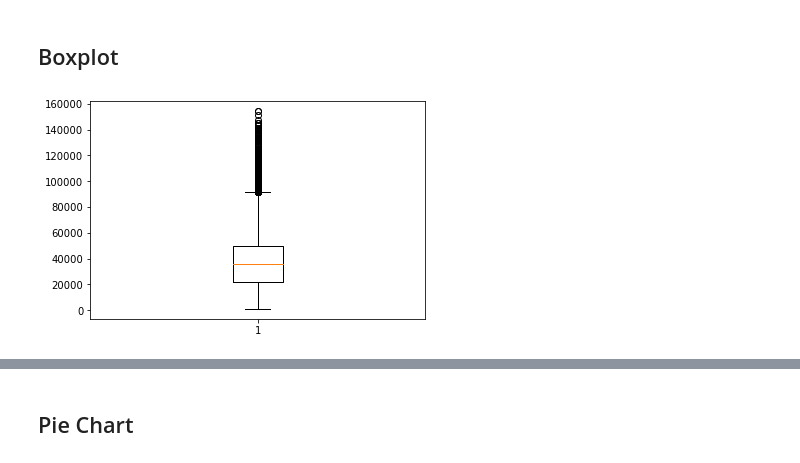
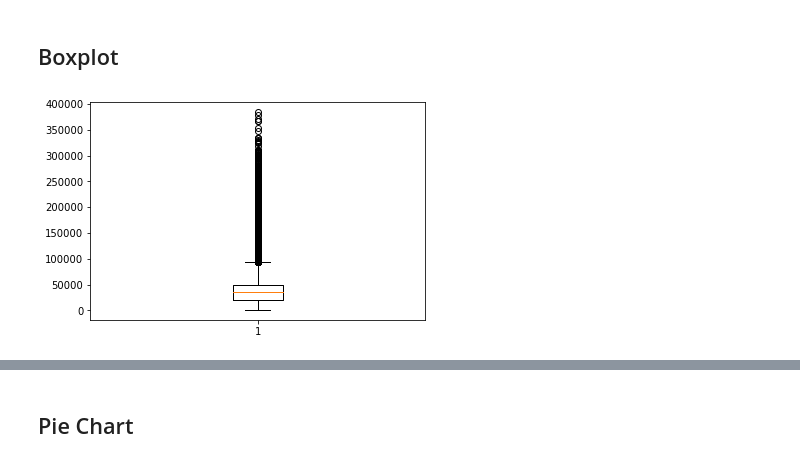
Before and after one commit to sesise0307/pydata2021-eda, a Jupyter notebook: notebook/3_Statistical_Visualizations.ipynb, the cells around one changed output, grey strips where cells are left out. Cells and saved outputs as stored; diff of their text form; code cells hidden in the pictures.

```diff
--- a/notebook/3_Statistical_Visualizations.ipynb
+++ b/notebook/3_Statistical_Visualizations.ipynb
@@ -69,9 +69,9 @@ plt.hist(df['fake_income'], bins=range(0, 400000, 10000));
 # %% [markdown]
 ## Boxplot
 # %%
-plt.boxplot(df['real_income']);
+plt.boxplot(df['fake_income']);
 # %% [output]
-[figure, old version]
+[figure, new version]
 # %%
 plt.boxplot(df['age']);
 # %% [output]
```
Also changed, not shown: parts of 2 cells of this notebook, 5 other files.
